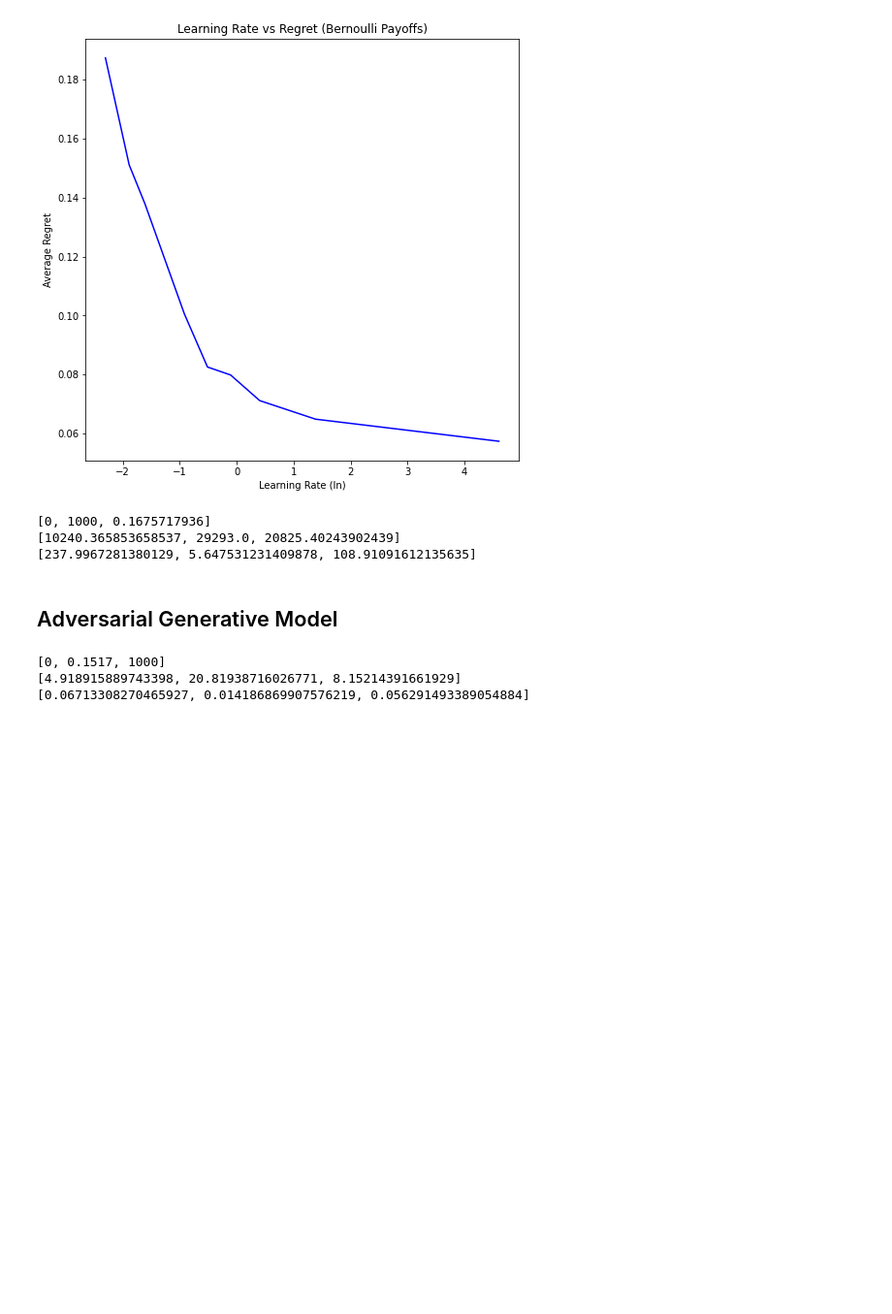
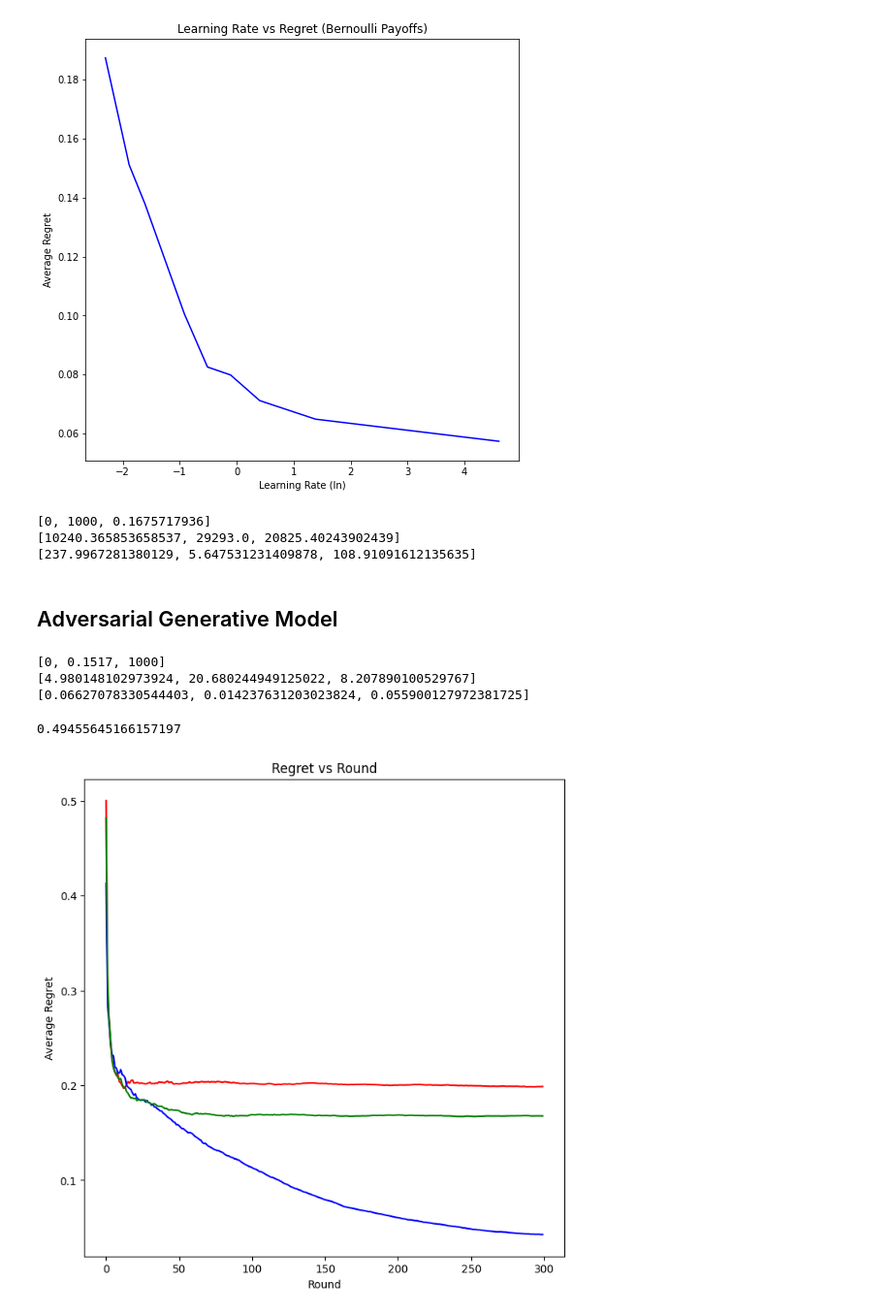
Before and after one commit to PrabhavJain10/Online-Markets, a Jupyter notebook: proj2.ipynb, the cells around one changed output. Shown at 97% size. Drawn from its saved outputs; the diff is of its cells as text; code cells hidden in the pictures; blank space fills up the shorter version.

Commit message:
made pretty charts

```diff
--- a/proj2.ipynb
+++ b/proj2.ipynb
@@ -48,7 +48,7 @@ h = 1 # fixed
 # hyperparameters
 k = 10
 n = 100
-epsilons = [0, 0.1, 0.1517, 0.2, 0.4, 0.6, 0.9, 1.5, 4, 100] # to be studied
+epsilons = [0, 0.1, 0.1517, 0.2, 0.4, 0.6, 0.9, 1.5, 4, 1000] # to be studied
 monteCarloBound = 1000
 
 avgPayoffs = []
@@ -274,15 +274,18 @@ monteCarloBound = 100
 
 avgPayoffs = []
 avgRegrets = []
+epsilonRegrets = []
 for epsilon in epsilons:
     sumPayoff = 0
     sumRegret = 0
-    for i in range(monteCarloBound):
+    regretOverTime = [0 for i in range(monteCarloBound)]
+    for z in range(monteCarloBound):
         alg = EWAlg(epsilon, k, h)
         #payoffProbs = np.random.uniform(0, 1, k)
        # bernouliPayoffs = [bernoulli(p) for p in payoffProbs]
         totalPayoffs = np.zeros(k)
         myPayoff = 0
+        regrets = np.zeros(n)
         for i in range(n):
             # generate adversarial payoffs
             adversarialPayoffs = np.zeros(k)
@@ -293,18 +296,42 @@ for epsilon in epsilons:
             j = alg.getAction()
             myPayoff += adversarialPayoffs[j]
             alg.update(adversarialPayoffs)
-
+            OPT = max(totalPayoffs)
+            regret = (OPT - myPayoff).item() / (i + 1)
+            regrets[i] = regret
+        regretOverTime[z] = regrets
         OPT = max(totalPayoffs)
         regret = (OPT - myPayoff).item() / n
         sumPayoff += myPayoff
         sumRegret += regret
     avgPayoffs.append(sumPayoff/n)
     avgRegrets.append(sumRegret/n)
+    regretOverTime = np.mean(regretOverTime, axis=0)
+    epsilonRegrets.append(regretOverTime)
 
 print(epsilons)
 print(avgPayoffs)
 print(avgRegrets)
 # %% [output]
 [0, 0.1517, 1000]
-[4.918915889743398, 20.81938716026771, 8.15214391661929]
-[0.06713308270465927, 0.014186869907576219, 0.056291493389054884]
+[4.980148102973924, 20.680244949125022, 8.207890100529767]
+[0.06627078330544403, 0.014237631203023824, 0.055900127972381725]
+# %%
+print(regretOverTime[0]
+)
+# %% [output]
+0.49455645166157197
+# %%
+f = plt.figure()
+f.set_figwidth(8)
+f.set_figheight(8)
+
+plt.plot(np.arange(n), epsilonRegrets[0], color = "red")
+plt.plot(np.arange(n), epsilonRegrets[1], color = "blue")
+plt.plot(np.arange(n), epsilonRegrets[2], color = "green")
+plt.title('Regret vs Round')
+plt.xlabel('Round')
+plt.ylabel('Average Regret')
+plt.show()
+# %% [output]
+[figure, added]
```
